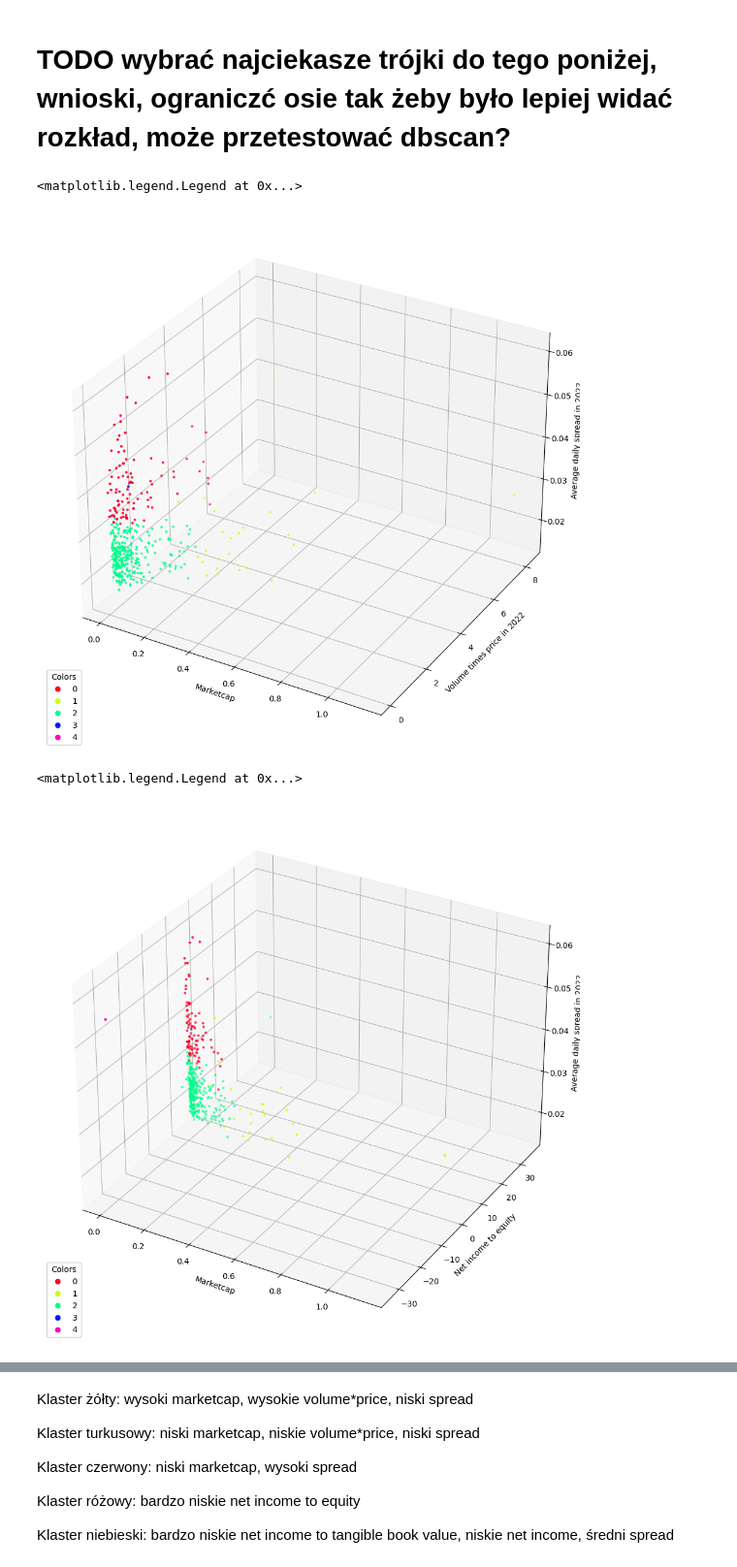
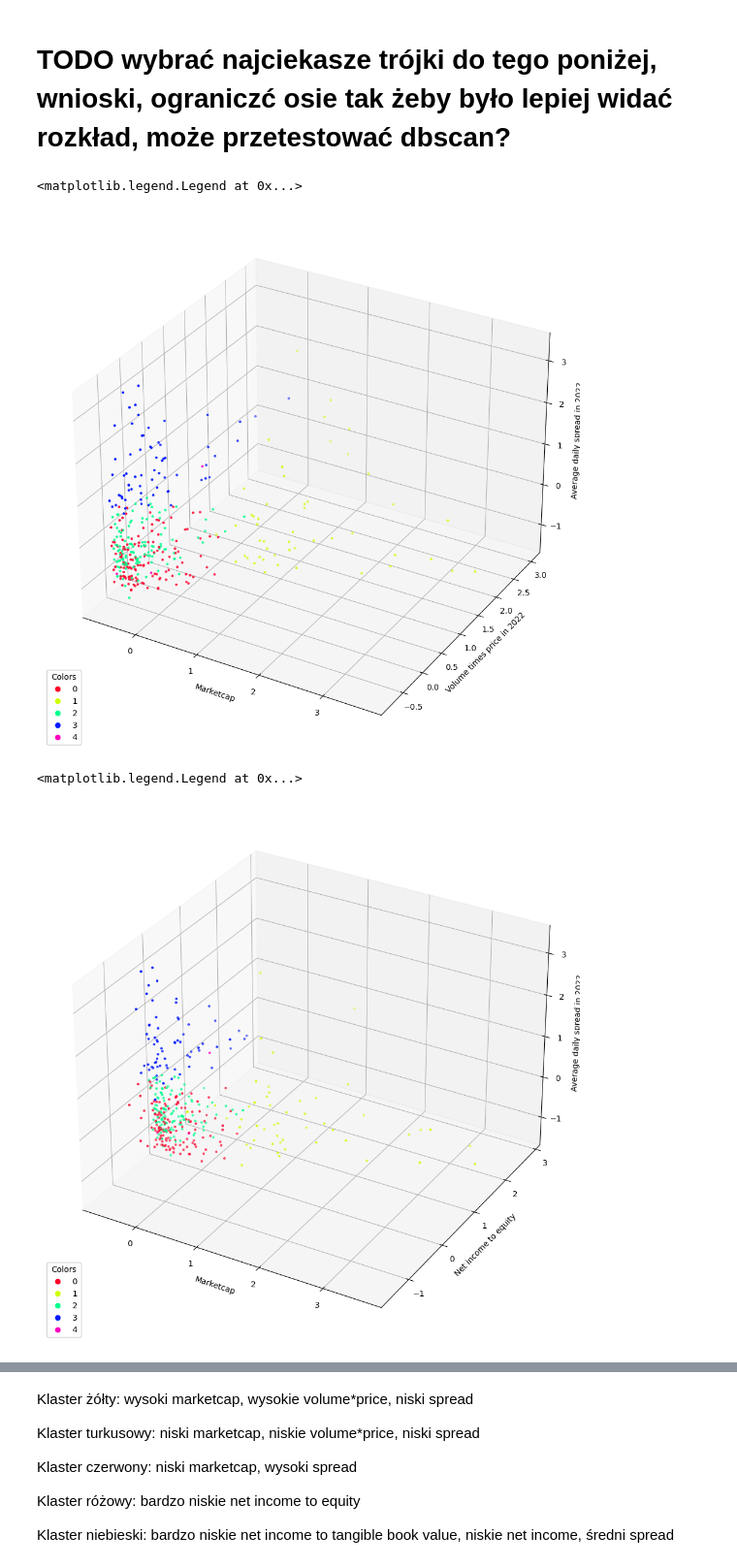
Before and after one commit to codespaghettifier/sp500-exploration, a Jupyter notebook: exploration.ipynb, the cells around one changed output, grey strips where cells are left out. Shown at 97% size. Cells and saved outputs as stored; diff of their text form; code cells hidden in the pictures.

```diff
--- a/exploration.ipynb
+++ b/exploration.ipynb
@@ -63,8 +63,8 @@ def get_latest_timestamp(timestamps):
 # Data preparation
 # %%
 # Load financial data and tickers
-# file_path = f'/content/drive/MyDrive/data/yahoo/merged_financials_quotes_markers.json'
-file_path = f'data/yahoo/merged_financials_quotes_markers.json'
+file_path = f'/content/drive/MyDrive/data/yahoo/merged_financials_quotes_markers.json'
+# file_path = f'data/yahoo/merged_financials_quotes_markers.json'
 with open(file_path, 'r') as json_file:
     financial_data = json.load(json_file)
 
@@ -681,0 +686,24 @@ df_standarized = pd.DataFrame({
+# %%
+data_copy = df_standarized.copy().drop(columns=['ticker'])
+q = data_copy.quantile([0.005, 0.99])
+# %%
+outliers_list = []
+
+for col in data_copy.columns:
+    plt.figure()
+    plt.title(f"Wykres dla atrybutu {col}")
+
+    # zaznaczanie wartości nietypowych
+    outliers = data_copy[(data_copy[col] < q.loc[0.005, col]) | (data_copy[col] > q.loc[0.99, col])]
+    print(len(outliers))
+    outliers_list += outliers.index.tolist()
+    plt.plot(data_copy[col], data_copy[col]*0, '|', color='blue', ms=18)
+    plt.plot(outliers[col], outliers[col]*0, '|', color='red', ms=18)
+    ax.set_xlabel(col)
+    ax.set_ylabel('Y')
+    ax.set_title('Wartości nietypowe')
+    plt.grid(True)
+    plt.show()
+    # plt.scatter(outliers.index, outliers[col], color='red')
+
+    plt.show()
@@ -681,0 +724,2 @@ df_standarized = pd.DataFrame({
+# %%
+df_standarized = df_standarized.drop(outliers_list)
@@ -690,7 +773,7 @@ df_5['klaster'] = kmeans.predict(df_5.drop(columns=['ticker']))
 # %%
 # Plot clusters in marketcap, volume times price, average daily spread space
 fig, ax = get_fig_ax(figsize=(16, 12), subplot_kw={'projection': '3d'})
-scatter = ax.scatter(marketcap, volume_times_price_in_2022, average_daily_spread_in_2022, c=df_5['klaster'], s=5, cmap='gist_rainbow')
+scatter = ax.scatter(df_5['marketcapStandardized'], df_5['volumeTimesPriceIn2022Standardized'], df_5['averageDailySpreadIn2022Standardized'], c=df_5['klaster'], s=5, cmap='gist_rainbow')
 ax.set_xlabel('Marketcap')
 ax.set_ylabel('Volume times price in 2022')
 ax.set_zlabel('Average daily spread in 2022')
@@ -701,22 +784,22 @@ ax.add_artist(legend1)
 # ax.set_ylim(ax.get_ylim()[::-1])
 # %% [output]
 <matplotlib.legend.Legend at 0x...>
-[figure, old version]
+[figure, new version]
 # %%
 # Plot clusters in marketcap, volume times price, average daily spread space
 fig, ax = get_fig_ax(figsize=(16, 12), subplot_kw={'projection': '3d'})
-scatter = ax.scatter(marketcap, net_income_to_equity, average_daily_spread_in_2022, c=df_5['klaster'], s=5, cmap='gist_rainbow')
+scatter = ax.scatter(df_5['marketcapStandardized'], df_5['netIncomeStandardized'], df_5['averageDailySpreadIn2022Standardized'], c=df_5['klaster'], s=5, cmap='gist_rainbow')
 ax.set_xlabel('Marketcap')
 ax.set_ylabel('Net income to equity')
 ax.set_zlabel('Average daily spread in 2022')
 legend1 = ax.legend(*scatter.legend_elements(),
                     loc="lower left", title="Colors")
 ax.add_artist(legend1)
 
 # ax.set_ylim(ax.get_ylim()[::-1])
 # %% [output]
 <matplotlib.legend.Legend at 0x...>
-[figure, old version]
+[figure, new version]
 # %%
 # Plot clusters in marketcap, volume times price, average daily spread space
 fig, ax = get_fig_ax(figsize=(16, 12), subplot_kw={'projection': '3d'})
```
Also changed, not shown: parts of 21 cells of this notebook.
